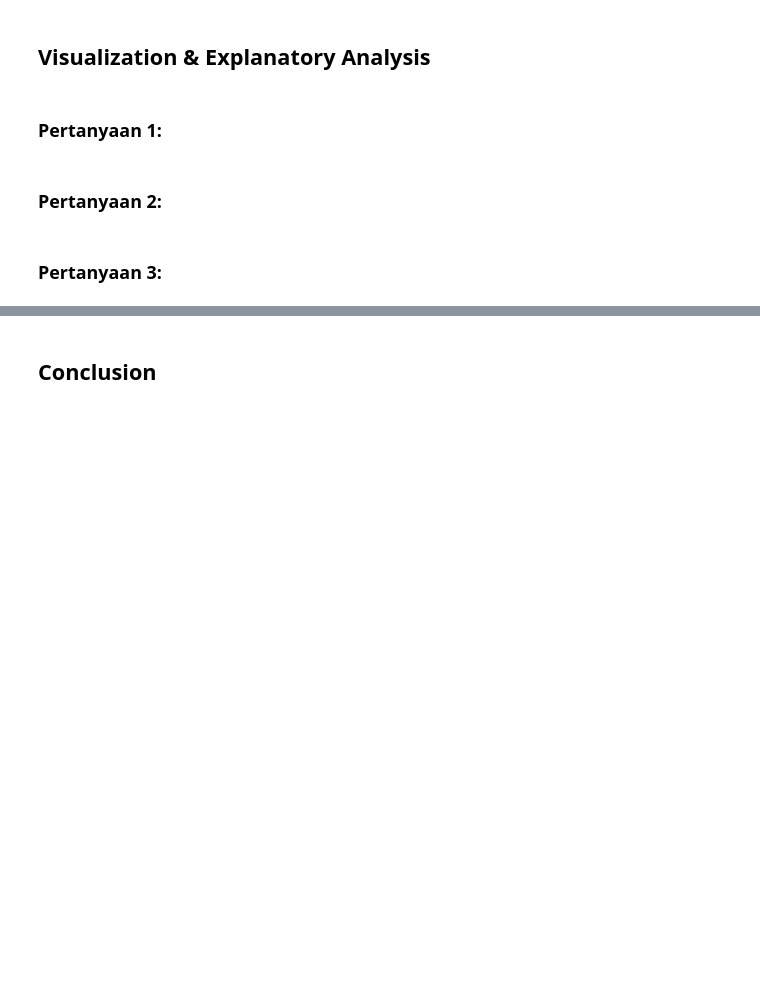
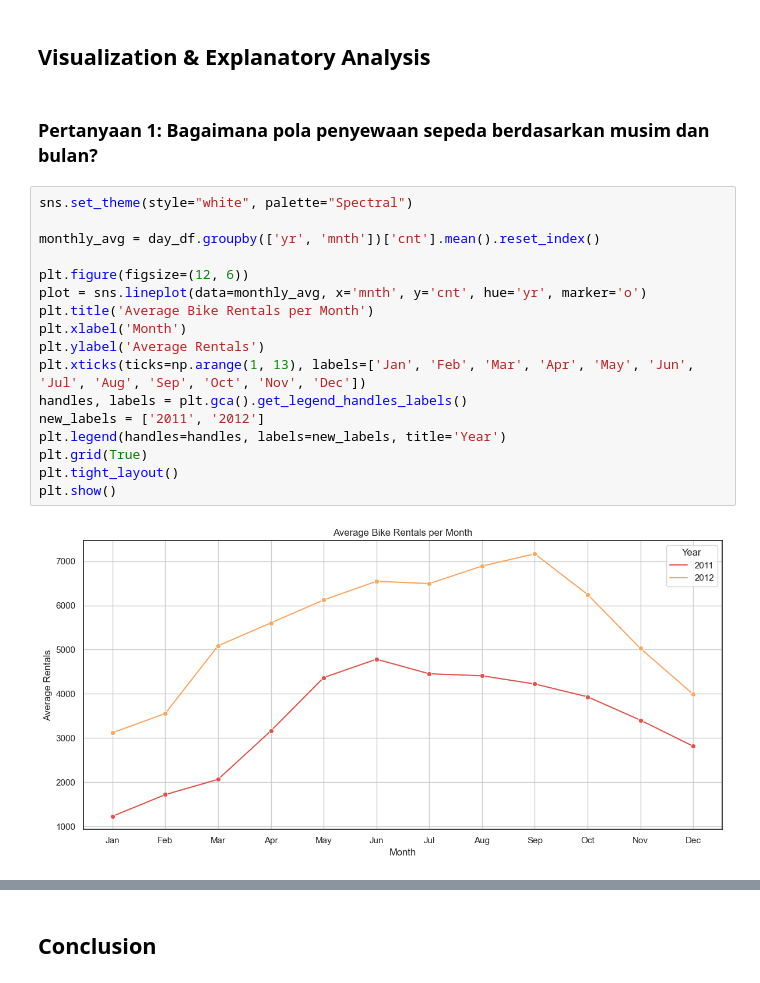
Before and after one commit to Maoelan/bike-sharing-data-analysis, a Jupyter notebook: Proyek_Analisis_Data.ipynb, the cells around one changed output, grey strips where cells are left out. Saved outputs shown, nothing was run; the diff lists cells and outputs as text; blank space fills up the shorter version.

```diff
--- a/Proyek_Analisis_Data.ipynb
+++ b/Proyek_Analisis_Data.ipynb
@@ -404,8 +358,23 @@ day_df
 # %% [markdown]
 ## Visualization & Explanatory Analysis
-# %% [markdown]
-### Pertanyaan 1:
-# %% [markdown]
-### Pertanyaan 2:
-# %% [markdown]
-### Pertanyaan 3:
+# %% [markdown]
+### Pertanyaan 1:  Bagaimana pola penyewaan sepeda berdasarkan musim dan bulan?
+# %%
+sns.set_theme(style="white", palette="Spectral")
+
+monthly_avg = day_df.groupby(['yr', 'mnth'])['cnt'].mean().reset_index()
+
+plt.figure(figsize=(12, 6))
+plot = sns.lineplot(data=monthly_avg, x='mnth', y='cnt', hue='yr', marker='o')
+plt.title('Average Bike Rentals per Month')
+plt.xlabel('Month')
+plt.ylabel('Average Rentals')
+plt.xticks(ticks=np.arange(1, 13), labels=['Jan', 'Feb', 'Mar', 'Apr', 'May', 'Jun', 'Jul', 'Aug', 'Sep', 'Oct', 'Nov', 'Dec'])
+handles, labels = plt.gca().get_legend_handles_labels()
+new_labels = ['2011', '2012']
+plt.legend(handles=handles, labels=new_labels, title='Year')
+plt.grid(True)
+plt.tight_layout()
+plt.show()
+# %% [output]
+[figure, added]
```
Also changed, not shown: parts of 25 cells of this notebook.
